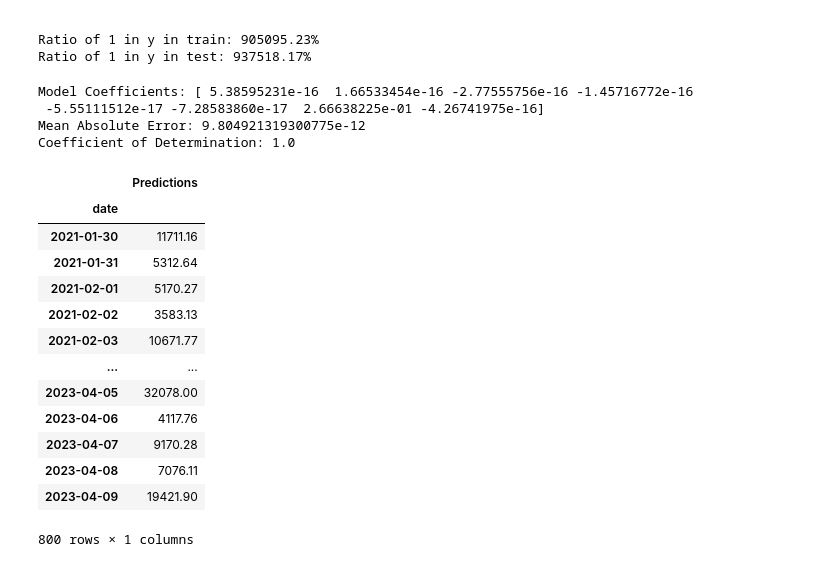
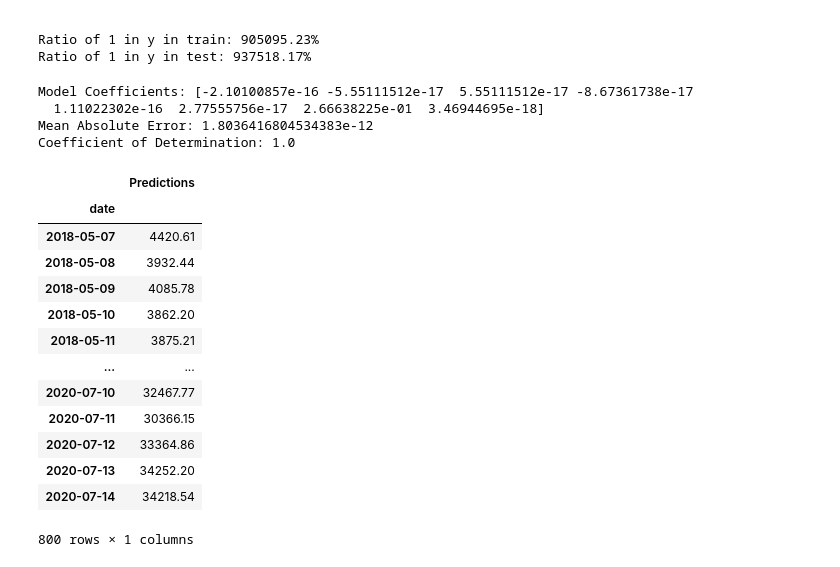
Before and after one commit to RompfRobert/Machine_Learning_and_Deep_Learning, a Jupyter notebook: MIB_Non-Neural_Machine_Learning/08_Assignement/rrompf_assignement_v2.ipynb, the cells around one changed output. Cells and saved outputs as stored; diff of their text form; code cells hidden in the pictures.

```diff
--- a/MIB_Non-Neural_Machine_Learning/08_Assignement/rrompf_assignement_v2.ipynb
+++ b/MIB_Non-Neural_Machine_Learning/08_Assignement/rrompf_assignement_v2.ipynb
@@ -253,7 +259,7 @@ date
 x = df.loc[:, df.columns != 'close_USD']
 y = df['close_USD']
 # Splitting the datasets into training and testing
-X_train, X_test, y_train, y_test = train_test_split(x, y, shuffle=True, train_size=0.2, random_state=random_seed)
+X_train, X_test, y_train, y_test = train_test_split(x, y, shuffle=False, train_size=0.2, random_state=random_seed)
 # %%
 print("X_train:\t")
 print(X_train)
@@ -305,28 +311,28 @@ print("Model Coefficients:", model.coef_)
 print("Mean Absolute Error:", mean_absolute_error(y_test, y_pred))
 print("Coefficient of Determination:", r2_score(y_test, y_pred))
 # %% [output]
-Model Coefficients: [ 5.38595231e-16  1.66533454e-16 -2.77555756e-16 -1.45716772e-16
- -5.55111512e-17 -7.28583860e-17  2.66638225e-01 -4.26741975e-16]
-Mean Absolute Error: 9.804921319300775e-12
+Model Coefficients: [-2.10100857e-16 -5.55111512e-17  5.55111512e-17 -8.67361738e-17
+  1.11022302e-16  2.77555756e-17  2.66638225e-01  3.46944695e-18]
+Mean Absolute Error: 1.8036416804534383e-12
 Coefficient of Determination: 1.0
 # %%
-predictions_lr = pd.DataFrame({"Predictions": y_pred}, index=pd.date_range(start=df.index[-1], periods=len(y_pred), freq="D"))
+predictions_lr = pd.DataFrame({"Predictions": y_pred}, index=pd.date_range(start=df.index[0], periods=len(y_pred), freq="D"))
 predictions_lr.index.name = 'date'
 predictions_lr
 # %% [output]
 |  | Predictions |
 | date |  |
-| 2021-01-30 | 11711.16 |
-| 2021-01-31 | 5312.64 |
-| 2021-02-01 | 5170.27 |
-| 2021-02-02 | 3583.13 |
-| 2021-02-03 | 10671.77 |
+| 2018-05-07 | 4420.61 |
+| 2018-05-08 | 3932.44 |
+| 2018-05-09 | 4085.78 |
+| 2018-05-10 | 3862.20 |
+| 2018-05-11 | 3875.21 |
 | ... | ... |
-| 2023-04-05 | 32078.00 |
-| 2023-04-06 | 4117.76 |
-| 2023-04-07 | 9170.28 |
-| 2023-04-08 | 7076.11 |
-| 2023-04-09 | 19421.90 |
+| 2020-07-10 | 32467.77 |
+| 2020-07-11 | 30366.15 |
+| 2020-07-12 | 33364.86 |
+| 2020-07-13 | 34252.20 |
+| 2020-07-14 | 34218.54 |
 800 rows × 1 columns
 # %%
 fig, (ax1, ax2) = plt.subplots(1, 2, figsize=(20,8))
```
Also changed, not shown: parts of 10 cells of this notebook.
